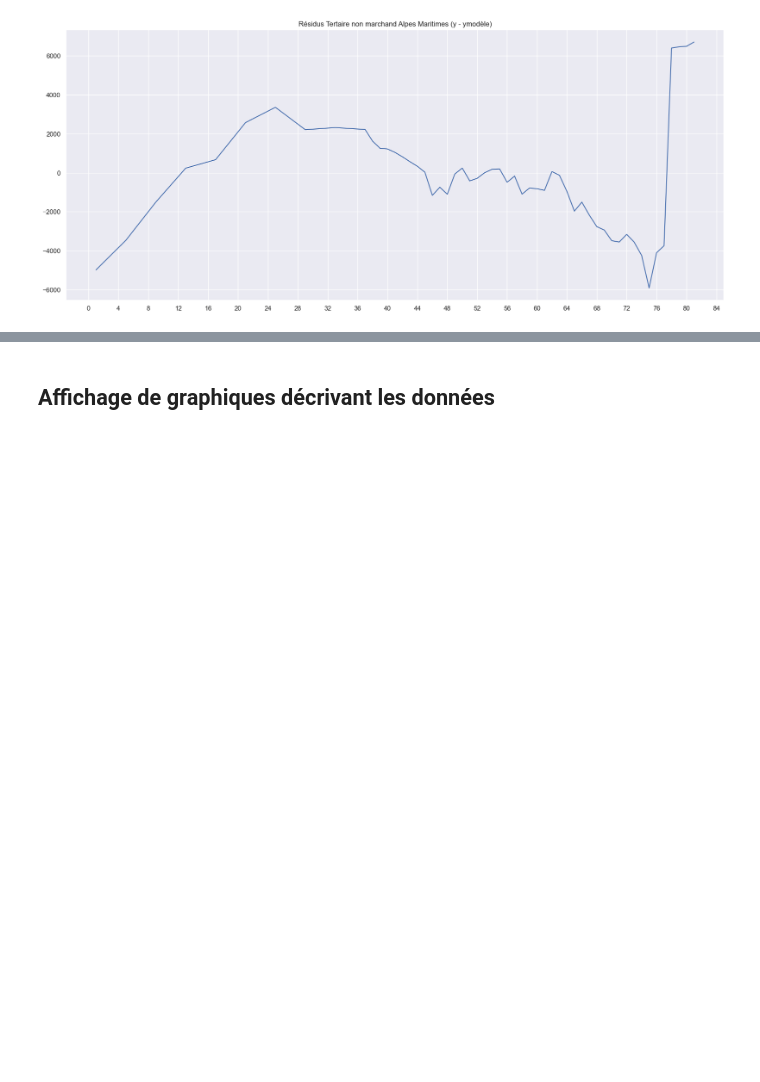
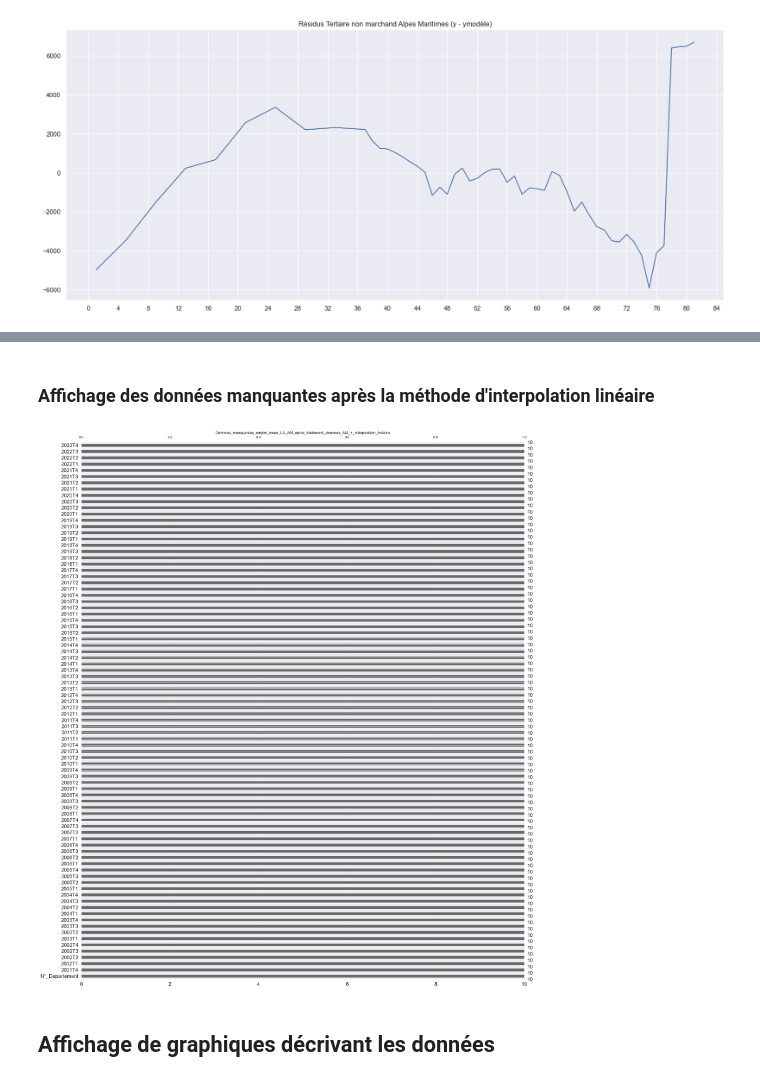
Before and after one commit to CinquinAndy/i1-mspr-data, a Jupyter notebook: Notebook_visu_graphs.ipynb, the cells around one changed output, grey strips where cells are left out. Saved outputs shown, nothing was run; the diff lists cells and outputs as text; code cells hidden in the pictures; blank space fills up the shorter version.

```diff
--- a/Notebook_visu_graphs.ipynb
+++ b/Notebook_visu_graphs.ipynb
@@ -187,0 +215,3 @@ for x in nan_values :
+# %%
+dataset_insee = dataset_insee.interpolate(method="linear")
+dataset_insee["2022T2"]
@@ -188,3 +230,13 @@ for x in nan_values :
+# %% [markdown]
+### Affichage des données manquantes après la méthode d'interpolation linéaire
+# %%
+msno.bar(dataset_insee)
+title = "Donnees_manquantes_emploi_insee_LA_AM_après_traitement_donnees_AM_+_Interpolation_linéaire"
+plt.title(title)
+plt.savefig(title + ".png")
+plt.show()
+# %% [output]
+[figure, added]
 # %% [markdown]
 ## Affichage de graphiques décrivant les données
 # %%
```
Also changed, not shown: parts of 10 cells of this notebook.
